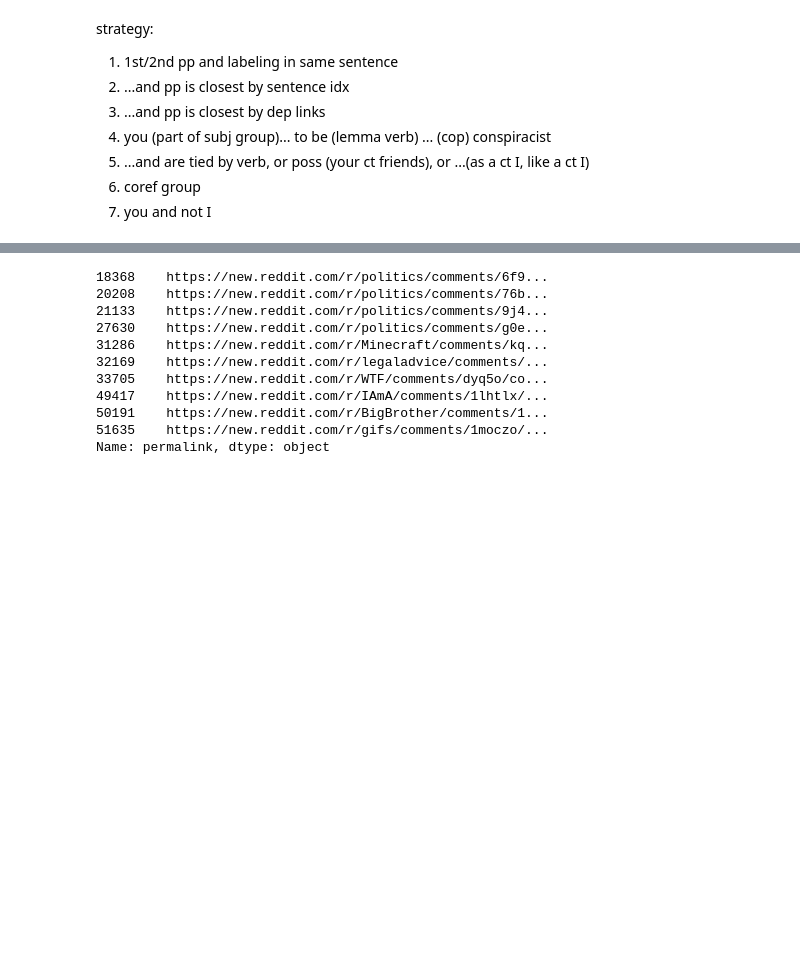
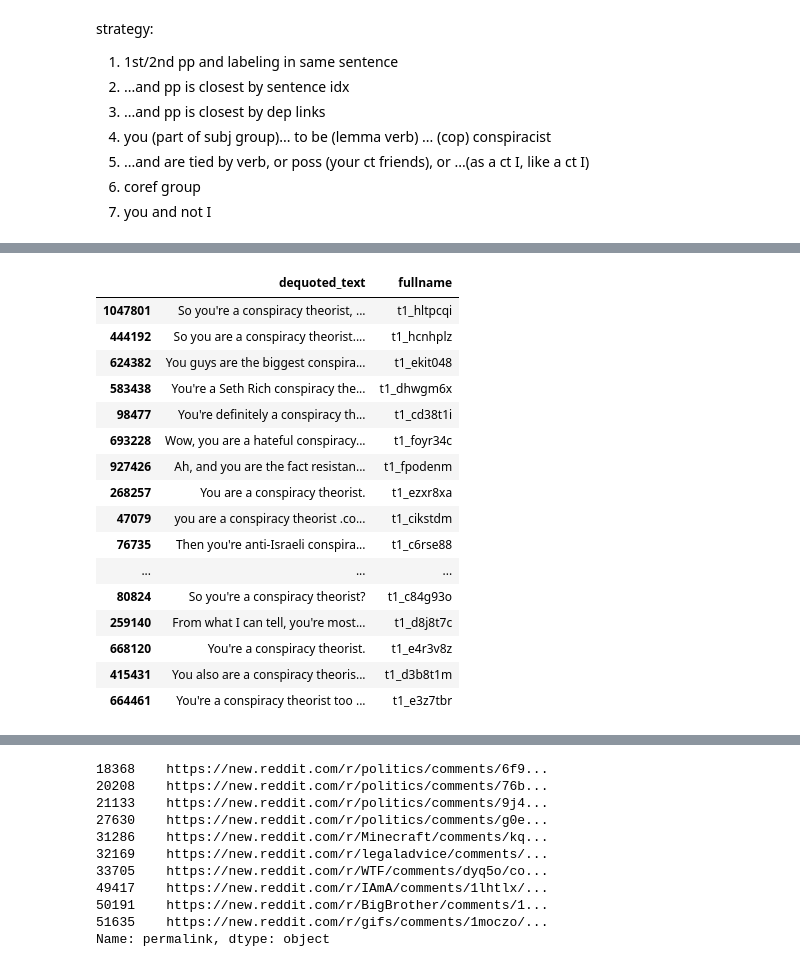
Before and after one commit to hide-ous/thrutherstoo, a Jupyter notebook: notebooks/find_direct_labeling_instances.ipynb, the cells around one changed output, grey strips where cells are left out. Saved outputs shown, nothing was run; the diff lists cells and outputs as text; code cells hidden in the pictures; blank space fills up the shorter version.

```diff
--- a/notebooks/find_direct_labeling_instances.ipynb
+++ b/notebooks/find_direct_labeling_instances.ipynb
@@ -230,0 +443,20 @@ len(strategy_4)
+# %%
+strategy_4_df[(strategy_4_df.status<0)&(strategy_4_df.rational<0)&(strategy_4_df.bonding<0)&(strategy_4_df.attack>0)&(strategy_4_df.toxic>0)][['dequoted_text', 'fullname']].sample(20)
+# %% [output]
+|  | dequoted_text | fullname |
+| 1047801 | So you're a conspiracy theorist, ... | t1_hltpcqi |
+| 444192 | So you are a conspiracy theorist.... | t1_hcnhplz |
+| 624382 | You guys are the biggest conspira... | t1_ekit048 |
+| 583438 | You're a Seth Rich conspiracy the... | t1_dhwgm6x |
+| 98477 | You're definitely a conspiracy th... | t1_cd38t1i |
+| 693228 | Wow, you are a hateful conspiracy... | t1_foyr34c |
+| 927426 | Ah, and you are the fact resistan... | t1_fpodenm |
+| 268257 | You are a conspiracy theorist. | t1_ezxr8xa |
+| 47079 | you are a conspiracy theorist .co... | t1_cikstdm |
+| 76735 | Then you're anti-Israeli conspira... | t1_c6rse88 |
+| ... | ... | ... |
+| 80824 | So you're a conspiracy theorist? | t1_c84g93o |
+| 259140 | From what I can tell, you're most... | t1_d8j8t7c |
+| 668120 | You're a conspiracy theorist. | t1_e4r3v8z |
+| 415431 | You also are a conspiracy theoris... | t1_d3b8t1m |
+| 664461 | You're a conspiracy theorist too ... | t1_e3z7tbr |
```
Also changed, not shown: parts of 34 cells of this notebook, 1 other file.
